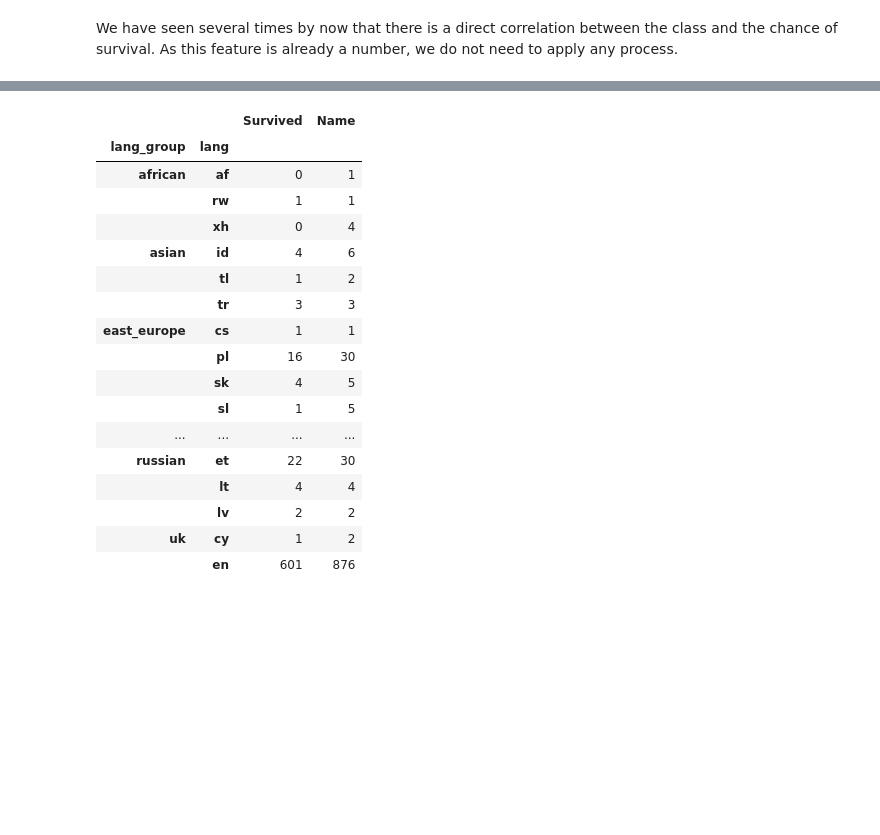
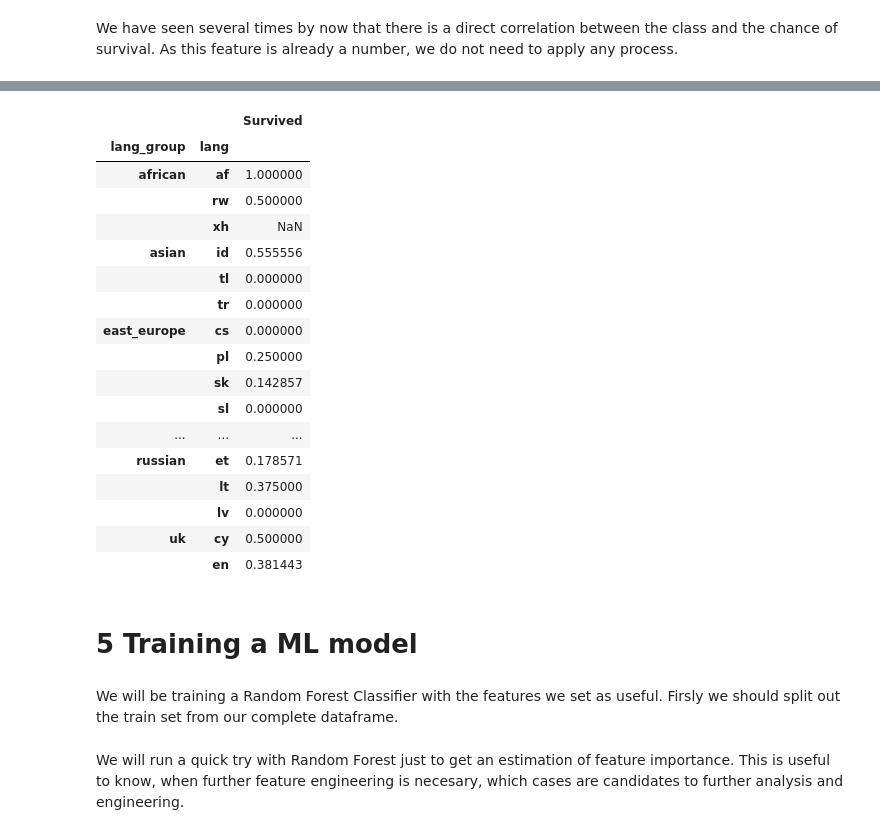
Before and after one commit to liopic/kaggle-notebooks, a Jupyter notebook: titanic/feature_engineering.ipynb, the cells around one changed output, grey strips where cells are left out. Cells and saved outputs as stored; diff of their text form; code cells hidden in the pictures; blank space fills up the shorter version.

```diff
--- a/titanic/feature_engineering.ipynb
+++ b/titanic/feature_engineering.ipynb
@@ -527,0 +471,3 @@ When the evacuation started perhaps they used only English to alert the passenge
+# %%
+ticket_count = df[['Ticket', 'Name']].groupby('Ticket').count().rename(columns={'Name':'count'}).sort_values(by='count', ascending=False)
+ticket_count.head()
@@ -527,0 +502,5 @@ When the evacuation started perhaps they used only English to alert the passenge
+# %%
+df['ticket_owners'] = df['Ticket'].apply(lambda x: ticket_count.loc[x])
+df['shared_fare'] = df['Fare'] / df['ticket_owners']
+
+useful.extend(['ticket_owners', 'shared_fare'])
@@ -527,0 +509,8 @@ When the evacuation started perhaps they used only English to alert the passenge
+# %%
+ticket_surviving = df[['Ticket', 'Survived']].groupby('Ticket').mean().sort_values(by='Survived', ascending=False)
+
+#if we don't have the Survival of any of the Ticket owners, use 0.3838 (mean value of train dataset)
+group_surviving = lambda x: ticket_surviving.loc[x].Survived if pd.notnull(ticket_surviving.loc[x].Survived) else 0.3838
+df['ticket_survival'] = df['Ticket'].apply(group_surviving)
+
+useful.append('ticket_survival')
@@ -527,0 +521,5 @@ When the evacuation started perhaps they used only English to alert the passenge
+# %%
+import langid
+
+df['lang'] = df['Name'].apply(lambda n: langid.classify(n)[0])
+df[['Name','lang']].sample(10)
@@ -528,39 +543,34 @@ When the evacuation started perhaps they used only English to alert the passenge
 # %%
-# af=Afrikaans, cs=Czech, cy=Welsh, da=Danish, de=German, en=English, eo=Esperanto, es=Spanish, et=Estonian,
-# eu=Basque, fi=Finnish, fr=France, id=Indonesian, it=Italy, la=Latin, lt=Lithuanian, lv=Latvian, mt=Maltese,
-# nl=Dutch, nn=Norwegian N., no=Norwegian, pl=Polish, pt=Portuguese, ro=Romanian, rw=Rwanda, sk=Slovak,
-# sl=Slovenian, sv=Swedish, tl=Tagalog, tr=Turkish, xh=Xhosa (South Africa), zh=Chinese.
-
 language_groups = {
     'uk': ('cy', 'en'),
     'latin': ('es', 'fr', 'it', 'la', 'pt', 'ro'),
     'germanic': ('da', 'nl'),
     'north': ('fi', 'nn', 'no', 'sv'),
     'east_europe': ('cs', 'pl','sk','sl'),
     'african': ('af', 'rw', 'xh'),
     'russian': ('et', 'lt', 'lv'),
     'asian': ('id', 'tl', 'tr')
 }
 language_map = { y:x for x in language_groups for y in language_groups[x]}
 
 df['lang_group'] = df['lang'].apply(lambda l: language_map[l] if l in language_map else 'other')
-df[['lang_group','lang','Survived','Name']].groupby(['lang_group','lang']).count()
+df[['lang_group','lang','Survived']].groupby(['lang_group','lang']).mean()
 # %% [output]
-|  |  | Survived | Name |
-| lang_group | lang |  |  |
-| african | af | 0 | 1 |
-|  | rw | 1 | 1 |
-|  | xh | 0 | 4 |
-| asian | id | 4 | 6 |
-|  | tl | 1 | 2 |
-|  | tr | 3 | 3 |
-| east_europe | cs | 1 | 1 |
-|  | pl | 16 | 30 |
-|  | sk | 4 | 5 |
-|  | sl | 1 | 5 |
-| ... | ... | ... | ... |
-| russian | et | 22 | 30 |
-|  | lt | 4 | 4 |
-|  | lv | 2 | 2 |
-| uk | cy | 1 | 2 |
-|  | en | 601 | 876 |
+|  |  | Survived |
+| lang_group | lang |  |
+| african | af | 1.000000 |
+|  | rw | 0.500000 |
+|  | xh | NaN |
+| asian | id | 0.555556 |
+|  | tl | 0.000000 |
+|  | tr | 0.000000 |
+| east_europe | cs | 0.000000 |
+|  | pl | 0.250000 |
+|  | sk | 0.142857 |
+|  | sl | 0.000000 |
+| ... | ... | ... |
+| russian | et | 0.178571 |
+|  | lt | 0.375000 |
+|  | lv | 0.000000 |
+| uk | cy | 0.500000 |
+|  | en | 0.381443 |
@@ -566,0 +582,4 @@ df[['lang_group','lang','Survived','Name']].groupby(['lang_group','lang']).count
+# %% [markdown]
+# 5 Training a ML model
+# %% [markdown]
+We will be training a Random Forest Classifier with the features we set as useful. Firsly we should split out the train set from our complete dataframe.
@@ -566,0 +590,2 @@ df[['lang_group','lang','Survived','Name']].groupby(['lang_group','lang']).count
+# %% [markdown]
+We will run a quick try with Random Forest just to get an estimation of feature importance. This is useful to know, when further feature engineering is necesary, which cases are candidates to further analysis and engineering.
```
Also changed, not shown: parts of 70 cells of this notebook.
